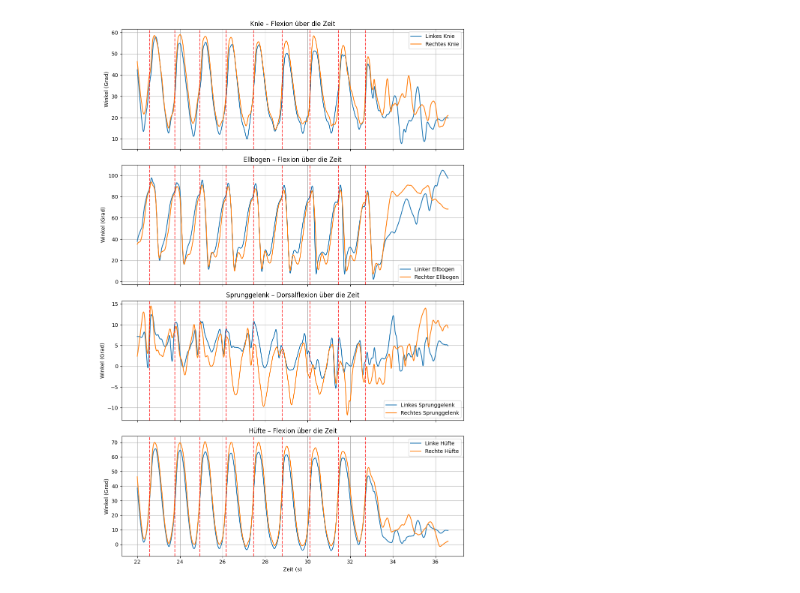
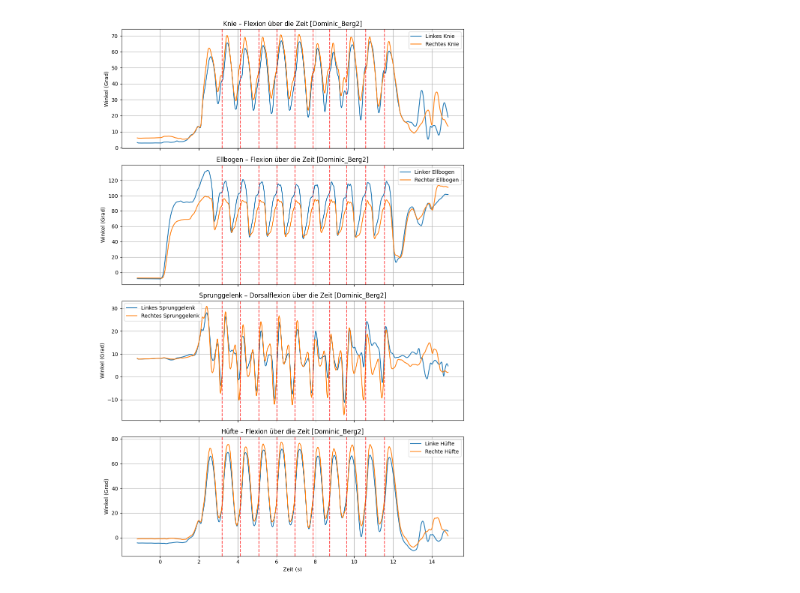
Before and after one commit to VogtD01/MGST_23_Bewegungsanalyse_LL_Doppelstock, a Jupyter notebook: auswerung_Dominic.ipynb, the cells around one changed output. Cells and saved outputs as stored; diff of their text form; code cells hidden in the pictures.

```diff
--- a/auswerung_Dominic.ipynb
+++ b/auswerung_Dominic.ipynb
@@ -56,6 +64,6 @@ df_dominic_flach2_22_end = df_dominic_flach2[df_dominic_flach2["time"] >= 22].re
 # Hier kaann einer der in der oberen Zeilen definierten Dataframes verwendet werden um diesen in den nachfolgenden Zeilen zu plotten
 # Dazu einfach den namen hier unten nach dem = Zeichen anpassen
 
-testdf = df_dominic_flach2_22_end
+testdf = df_dominic_berg2
 # %%
 def plot_acceleration_y_axis(df, title_suffix=""):
@@ -92,11 +107,18 @@ def plot_peaks_on_axis(df, axis_col, height=7000, distance=20, min_time_diff=0.5
     df["is_peak"] = False
     df.loc[df.index[filtered_peaks], "is_peak"] = True
 
+    # Aktivitätsnamen für den Titel holen (nur falls "Aufzeichnung" existiert)
+    if "Aufzeichnung" in df.columns:
+        activity = df["Aufzeichnung"].iloc[0]
+        title = f"Erkannte Stockeinsätze auf {axis_col} von [{activity}]{title_suffix}"
+    else:
+        title = f"Erkannte Stockeinsätze auf {axis_col}{title_suffix}"
+
     # Plot mit Markierungen
     plt.figure(figsize=(12, 5))
     plt.plot(df["time"], df[axis_col], label=axis_col, color="black")
     plt.plot(df["time"].iloc[filtered_peaks], df[axis_col].iloc[filtered_peaks], "ro", label="Stockeinsatz")
-    plt.title(f"Erkannte Stockeinsätze auf {axis_col}{title_suffix}")
+    plt.title(title)
     plt.xlabel("Zeit (s)")
     plt.ylabel("Beschleunigung (mG)")
     plt.legend()
@@ -106,5 +128,5 @@ def plot_peaks_on_axis(df, axis_col, height=7000, distance=20, min_time_diff=0.5
     return filtered_peaks
 
 # Beispiel-Aufruf:
-peaks = plot_peaks_on_axis(testdf, "RT Hand Accel Sensor Y (mG)", height=7000, distance=20, min_time_diff=0.5, title_suffix=" (0–15 s)")
+peaks = plot_peaks_on_axis(testdf, "RT Hand Accel Sensor Y (mG)", height=7000, distance=20, min_time_diff=0.5)
 # %% [output]
@@ -169,10 +184,21 @@ Schübe pro Minute: 53.33
 # %%
-def plot_joint_angles_with_peaks(df):
+def plot_joint_angles_with_peaks(df, title_suffix=""):
+    # Aktivitätsnamen für den Titel holen (nur falls "Aufzeichnung" existiert)
+    if "Aufzeichnung" in df.columns:
+        activity = df["Aufzeichnung"].iloc[0]
+        title_knie = f"Knie – Flexion über die Zeit [{activity}]{title_suffix}"
+        title_ellbogen = f"Ellbogen – Flexion über die Zeit [{activity}]{title_suffix}"
+        title_sprunggelenk = f"Sprunggelenk – Dorsalflexion über die Zeit [{activity}]{title_suffix}"
+        title_huefte = f"Hüfte – Flexion über die Zeit [{activity}]{title_suffix}"
+    else:
+        title_knie = f"Knie – Flexion über die Zeit{title_suffix}"
+        title_ellbogen = f"Ellbogen – Flexion über die Zeit{title_suffix}"
+        title_sprunggelenk = f"Sprunggelenk – Dorsalflexion über die Zeit{title_suffix}"
+        title_huefte = f"Hüfte – Flexion über die Zeit{title_suffix}"
 
     peaks = df.index[df["is_peak"] == True].to_numpy()
-    peak_times = df.loc[peaks, "time"].values  # <-- .loc statt .iloc
+    peak_times = df.loc[peaks, "time"].values
 
-    # Relevante Spalten für Hüfte, Knie, Ellbogen und Sprunggelenk (links und rechts)
     winkel_spalten = [
         'LT Hip Flexion (Grad)', 'RT Hip Flexion (Grad)',
         'LT Knee Flexion (Grad)', 'RT Knee Flexion (Grad)',
@@ -181,64 +207,56 @@ def plot_joint_angles_with_peaks(df):
     ]
     winkel_df = df[winkel_spalten]
 
-    # Falls keine peak_times übergeben: automatisch aus is_peak-Spalte holen
-    if peak_times is None and "is_peak" in df.columns:
-        peak_times = df.loc[df["is_peak"] == True, "time"].values
-
     fig, axes = plt.subplots(4, 1, figsize=(10, 15), sharex=True)
 
     # Knie
     axes[0].plot(df["time"], winkel_df['LT Knee Flexion (Grad)'], label='Linkes Knie')
     axes[0].plot(df["time"], winkel_df['RT Knee Flexion (Grad)'], label='Rechtes Knie')
-    axes[0].set_title('Knie – Flexion über die Zeit')
+    axes[0].set_title(title_knie)
     axes[0].set_ylabel('Winkel (Grad)')
     axes[0].legend()
     axes[0].grid()
-    if peak_times is not None:
-        for peak_time in peak_times:
-            axes[0].axvline(x=peak_time, color='red', linestyle='--', alpha=0.7)
+    for peak_time in peak_times:
+        axes[0].axvline(x=peak_time, color='red', linestyle='--', alpha=0.7)
 
     # Ellbogen
     axes[1].plot(df["time"], winkel_df['LT Elbow Flexion (Grad)'], label='Linker Ellbogen')
     axes[1].plot(df["time"], winkel_df['RT Elbow Flexion (Grad)'], label='Rechter Ellbogen')
-    axes[1].set_title('Ellbogen – Flexion über die Zeit')
+    axes[1].set_title(title_ellbogen)
     axes[1].set_ylabel('Winkel (Grad)')
     axes[1].legend()
     axes[1].grid()
-    if peak_times is not None:
-        for peak_time in peak_times:
-            axes[1].axvline(x=peak_time, color='red', linestyle='--', alpha=0.7)
+    for peak_time in peak_times:
+        axes[1].axvline(x=peak_time, color='red', linestyle='--', alpha=0.7)
 
     # Sprunggelenk
     axes[2].plot(df["time"], winkel_df['LT Ankle Dorsiflexion (Grad)'], label='Linkes Sprunggelenk')
     axes[2].plot(df["time"], winkel_df['RT Ankle Dorsiflexion (Grad)'], label='Rechtes Sprunggelenk')
-    axes[2].set_title('Sprunggelenk – Dorsalflexion über die Zeit')
+    axes[2].set_title(title_sprunggelenk)
     axes[2].set_ylabel('Winkel (Grad)')
     axes[2].legend()
     axes[2].grid()
-    if peak_times is not None:
-        for peak_time in peak_times:
-            axes[2].axvline(x=peak_time, color='red', linestyle='--', alpha=0.7)
+    for peak_time in peak_times:
+        axes[2].axvline(x=peak_time, color='red', linestyle='--', alpha=0.7)
 
     # Hüfte
     axes[3].plot(df["time"], winkel_df['LT Hip Flexion (Grad)'], label='Linke Hüfte')
     axes[3].plot(df["time"], winkel_df['RT Hip Flexion (Grad)'], label='Rechte Hüfte')
-    axes[3].set_title('Hüfte – Flexion über die Zeit')
+    axes[3].set_title(title_huefte)
     axes[3].set_xlabel('Zeit (s)')
     axes[3].set_ylabel('Winkel (Grad)')
     axes[3].legend()
     axes[3].grid()
-    if peak_times is not None:
-        for peak_time in peak_times:
-            axes[3].axvline(x=peak_time, color='red', linestyle='--', alpha=0.7)
+    for peak_time in peak_times:
+        axes[3].axvline(x=peak_time, color='red', linestyle='--', alpha=0.7)
 
     plt.tight_layout()
     plt.show()
 
 # Beispiel-Aufruf:
 plot_joint_angles_with_peaks(testdf)
 # %% [output]
-[figure, old version]
+[figure, new version]
 # %%
 def berechne_max_min_rom(df):
     """
```
Also changed, not shown: parts of 14 cells of this notebook, 12 other files.
